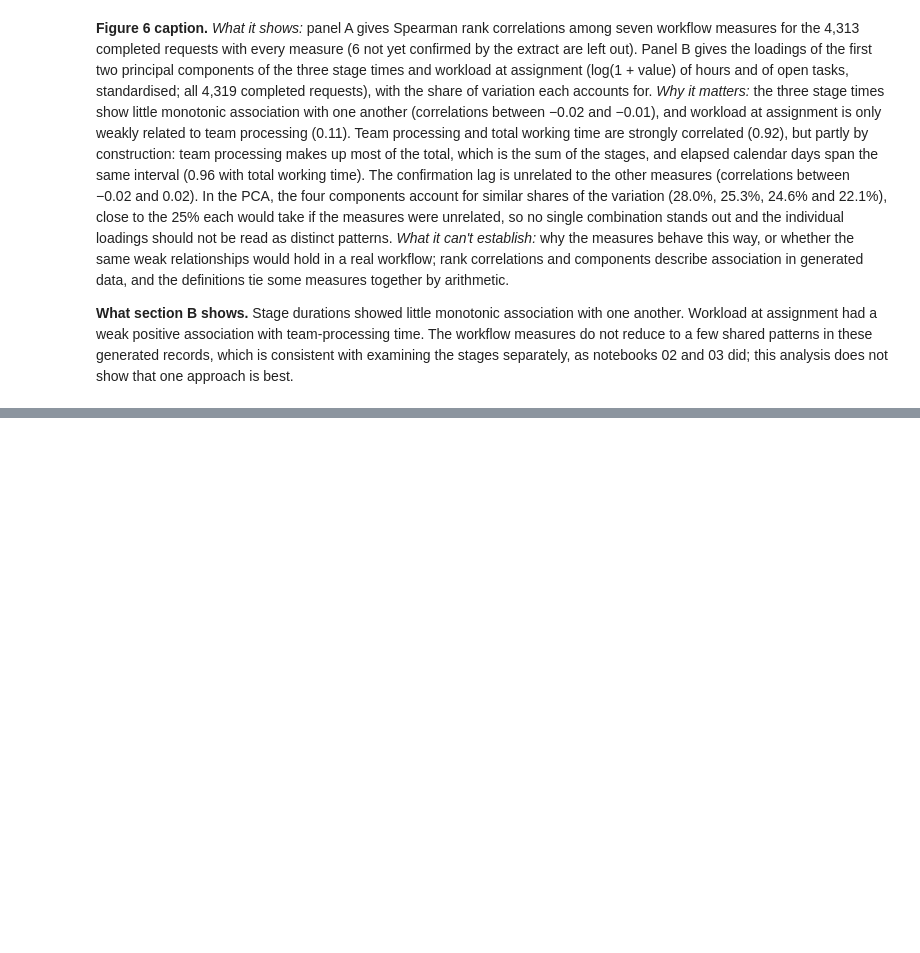
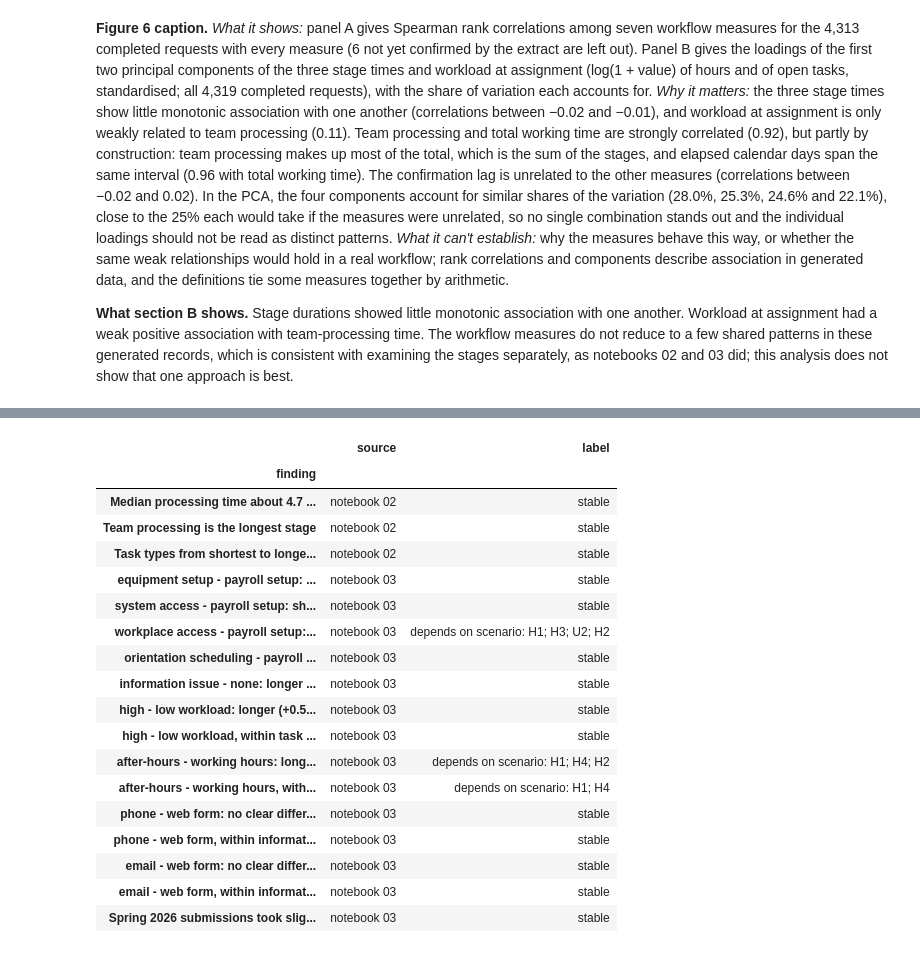
Before and after one commit to isabellemclean1001-blip/AIDA_Izzy_HR_Onboarding_Project-review, a Jupyter notebook: AIDA-2156/final-project/analysis/04_outliers_relationships_and_sensitivity.ipynb, the cells around one changed output, grey strips where cells are left out. Cells and saved outputs as stored; diff of their text form; code cells hidden in the pictures; blank space fills up the shorter version.

```diff
--- a/AIDA-2156/final-project/analysis/04_outliers_relationships_and_sensitivity.ipynb
+++ b/AIDA-2156/final-project/analysis/04_outliers_relationships_and_sensitivity.ipynb
@@ -558,0 +835,71 @@ plt.show()
+# %%
+# Label each written finding of notebooks 02 and 03 across the scenarios
+def contrast_finding(c):
+    ref = ref_c.loc[c]
+    claims_direction = ref["ci_low"] > 0 or ref["ci_high"] < 0
+    cells = {}
+    for n in NAMES[1:]:
+        s = contrasts_s.loc[(n, c)]
+        if not s["applicable"]:
+            cells[n] = unavailable(s)
+        elif s["interval_withheld"]:
+            cells[n] = "interval unavailable"
+        elif claims_direction:
+            same = sign(s["estimate_days"]) == sign(ref["estimate_days"]) and (s["ci_low"] > 0 or s["ci_high"] < 0)
+            cells[n] = "unchanged" if same else ("interval includes zero" if sign(s["estimate_days"]) == sign(ref["estimate_days"])
+                                                 else "direction changes")
+        else:                                                         # the finding is "no clear difference"
+            cells[n] = "unchanged" if not (s["ci_low"] > 0 or s["ci_high"] < 0) else "interval excludes zero"
+    statement = (f"{'longer' if ref['estimate_days'] > 0 else 'shorter'} ({ref['estimate_days']:+.2f}; interval excludes zero)"
+                 if claims_direction else f"no clear difference ({ref['estimate_days']:+.2f}; interval includes zero)")
+    return statement, cells
+
+
+findings = []
+med_cells = {n: ("not comparable" if SCENARIOS[n]["units"] != "working-day equivalents" else
+                 ("unchanged" if abs(summary_s.loc[n, "median"] - summary_s.loc["reference", "median"]) < 0.25 else "median moves 0.25 or more"))
+             for n in NAMES[1:]}
+findings.append(("Median processing time about 4.7 working-day equivalents", "notebook 02", med_cells))
+stage_cells = {n: ("unchanged" if stage_s.loc[k, "longest stage"] == "team processing" else "longest stage changes")
+               for n, k in [("H2 closures as working days", "H2 closures as working days"),
+                            ("H3 working-hours submissions only", "H3 working-hours submissions only"),
+                            ("U1 unfinished, time so far", "U1 unfinished, time so far (accumulated to the extract)"),
+                            ("O1 without the long tail", "O1 without the long tail")]}
+stage_cells.update({"H1 elapsed calendar time": "not comparable", "H4 narrower after-hours label": "unchanged",
+                    "U2 unfinished, longest": "not applicable"})
+findings.append(("Team processing is the longest stage", "notebook 02", stage_cells))
+findings.append(("Task types from shortest to longest median: orientation, system access, workplace access, payroll, equipment",
+                 "notebook 02", {n: ("unchanged" if task_order.loc[n, "compared with the reference"] == "same order" else
+                                     task_order.loc[n, "compared with the reference"]) for n in NAMES[1:]}))
+for c in CONTRAST_LABELS:
+    statement, cells = contrast_finding(c)
+    findings.append((f"{c.replace('_', ' ')}: {statement}", "notebook 03", cells))
+findings.append(("Spring 2026 submissions took slightly less time than spring 2025 (descriptive, no interval)", "notebook 03",
+                 {n: ("unchanged" if spring_s.loc[n, "2026 - 2025"] < 0 else "direction changes") for n in NAMES[1:]}))
+
+finding_table = pd.DataFrame([{"finding": f, "source": src, **cells} for f, src, cells in findings]).set_index("finding")
+
+
+NOT_ASSESSABLE = ("not estimable", "interval unavailable")
+
+
+def label(row):
+    cells = row[NAMES[1:]]
+    changed = [n for n in NAMES[1:] if cells[n] not in ("unchanged", "not applicable", "not comparable") + NOT_ASSESSABLE]
+    missing = [n for n in NAMES[1:] if cells[n] in NOT_ASSESSABLE]
+    if changed:
+        text = "depends on scenario: " + "; ".join(n.split(" ")[0] for n in changed)
+    elif all(cells[n] == "not applicable" for n in NAMES[1:]):
+        text = "not applicable"
+    else:
+        text = "unchanged where assessable" if missing else "stable"
+    return text + (" (not assessable in: " + "; ".join(n.split(" ")[0] for n in missing) + ")" if missing else "")
+
+
+finding_table.insert(1, "label", finding_table.apply(label, axis=1))
+finding_table.to_csv(OUTPUT_DIR / "sensitivity_findings.csv")
+print(f"Findings: {int((finding_table['label'] == 'stable').sum())} stable, "
+      f"{int(finding_table['label'].str.startswith('depends').sum())} depend on a scenario")
+with pd.option_context("display.max_colwidth", 90):
+    display(finding_table[["source", "label"]])
+# %% [output]
@@ -558,0 +907,19 @@ plt.show()
+|  | source | label |
+| finding |  |  |
+| Median processing time about 4.7 ... | notebook 02 | stable |
+| Team processing is the longest stage | notebook 02 | stable |
+| Task types from shortest to longe... | notebook 02 | stable |
+| equipment setup - payroll setup: ... | notebook 03 | stable |
+| system access - payroll setup: sh... | notebook 03 | stable |
+| workplace access - payroll setup:... | notebook 03 | depends on scenario: H1; H3; U2; H2 |
+| orientation scheduling - payroll ... | notebook 03 | stable |
+| information issue - none: longer ... | notebook 03 | stable |
+| high - low workload: longer (+0.5... | notebook 03 | stable |
+| high - low workload, within task ... | notebook 03 | stable |
+| after-hours - working hours: long... | notebook 03 | depends on scenario: H1; H4; H2 |
+| after-hours - working hours, with... | notebook 03 | depends on scenario: H1; H4 |
+| phone - web form: no clear differ... | notebook 03 | stable |
+| phone - web form, within informat... | notebook 03 | stable |
+| email - web form: no clear differ... | notebook 03 | stable |
+| email - web form, within informat... | notebook 03 | stable |
+| Spring 2026 submissions took slig... | notebook 03 | stable |
```
Also changed, not shown: parts of 7 cells of this notebook.
